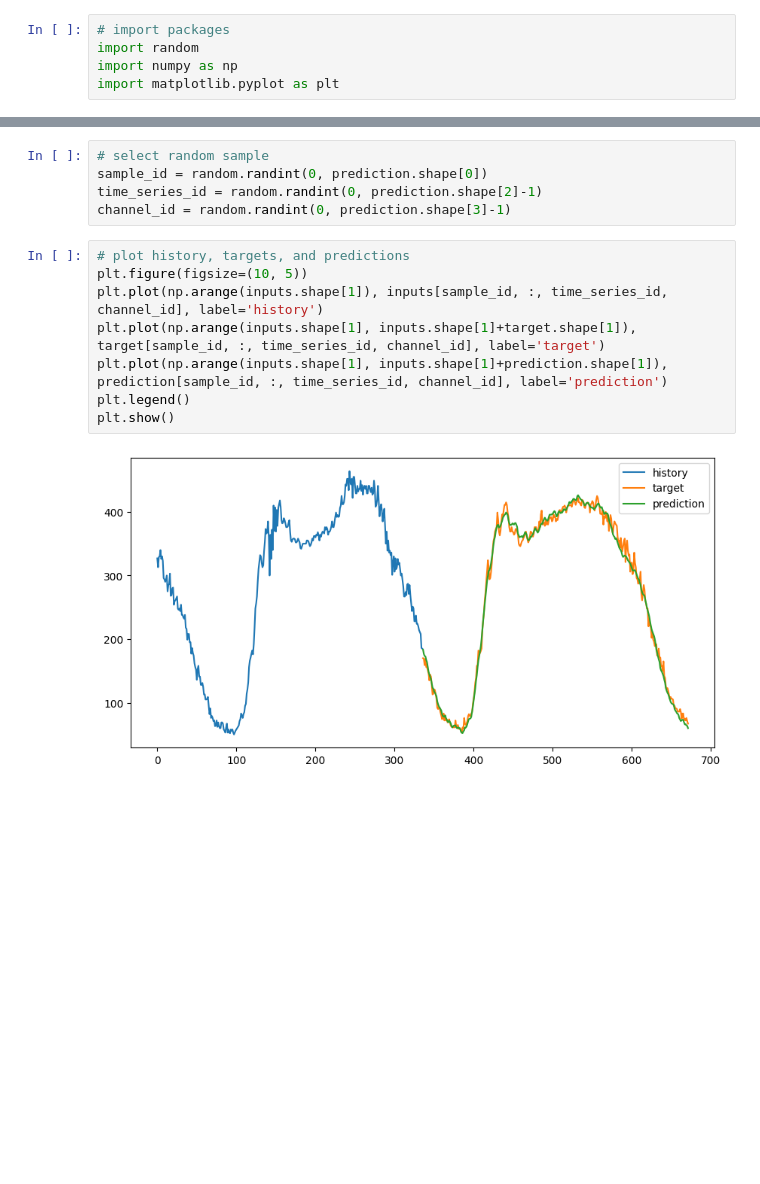
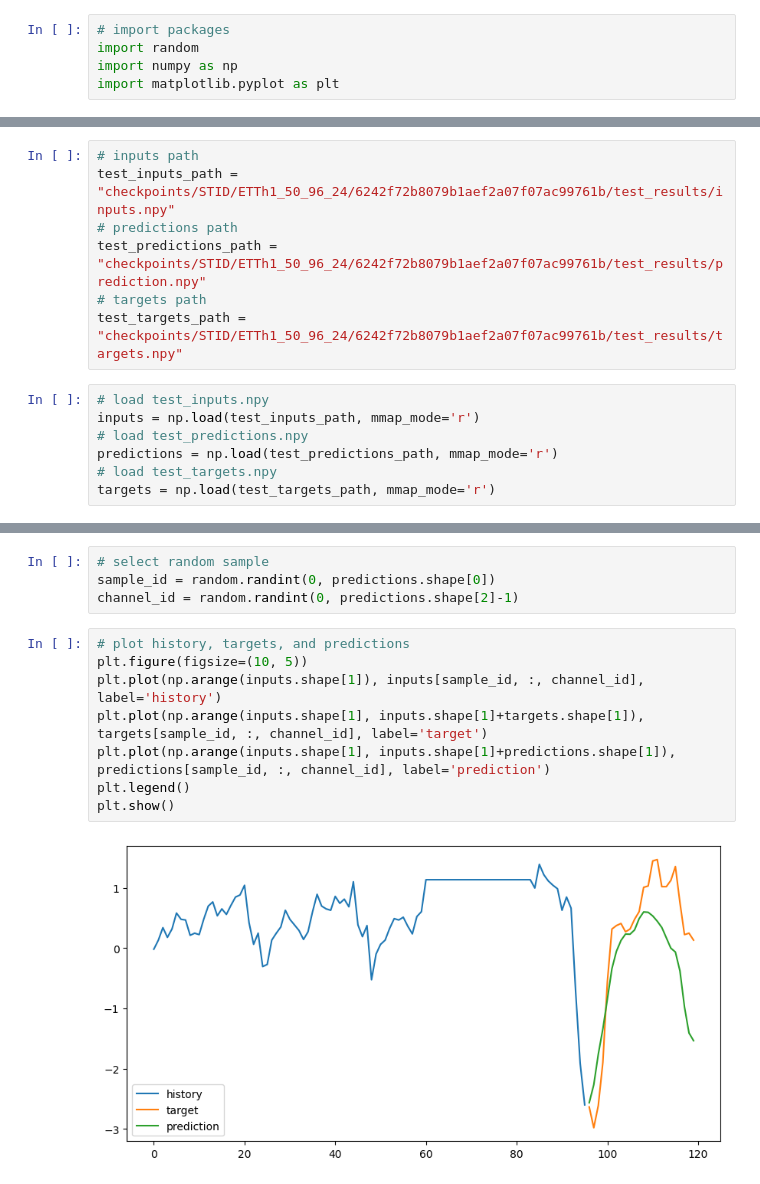
Before and after one commit to GestaltCogTeam/BasicTS, a Jupyter notebook: scripts/data_visualization/pred_visualization.ipynb, the cells around one changed output, grey strips where cells are left out. Saved outputs shown, nothing was run; the diff lists cells and outputs as text; blank space fills up the shorter version.

Commit message:
fix pred_visualization

```diff
--- a/scripts/data_visualization/pred_visualization.ipynb
+++ b/scripts/data_visualization/pred_visualization.ipynb
@@ -24,0 +14,14 @@ inputs = test_results['inputs'] # B, L, N, C
+# %%
+# inputs path
+test_inputs_path = "checkpoints/STID/ETTh1_50_96_24/6242f72b8079b1aef2a07f07ac99761b/test_results/inputs.npy"
+# predictions path
+test_predictions_path = "checkpoints/STID/ETTh1_50_96_24/6242f72b8079b1aef2a07f07ac99761b/test_results/prediction.npy"
+# targets path
+test_targets_path = "checkpoints/STID/ETTh1_50_96_24/6242f72b8079b1aef2a07f07ac99761b/test_results/targets.npy"
+# %%
+# load test_inputs.npy
+inputs = np.load(test_inputs_path, mmap_mode='r')
+# load test_predictions.npy
+predictions = np.load(test_predictions_path, mmap_mode='r')
+# load test_targets.npy
+targets = np.load(test_targets_path, mmap_mode='r')
@@ -25,15 +36,14 @@ inputs = test_results['inputs'] # B, L, N, C
 # %%
 # select random sample
-sample_id = random.randint(0, prediction.shape[0])
-time_series_id = random.randint(0, prediction.shape[2]-1)
-channel_id = random.randint(0, prediction.shape[3]-1)
+sample_id = random.randint(0, predictions.shape[0])
+channel_id = random.randint(0, predictions.shape[2]-1)
 # %%
 # plot history, targets, and predictions
 plt.figure(figsize=(10, 5))
-plt.plot(np.arange(inputs.shape[1]), inputs[sample_id, :, time_series_id, channel_id], label='history')
-plt.plot(np.arange(inputs.shape[1], inputs.shape[1]+target.shape[1]), target[sample_id, :, time_series_id, channel_id], label='target')
-plt.plot(np.arange(inputs.shape[1], inputs.shape[1]+prediction.shape[1]), prediction[sample_id, :, time_series_id, channel_id], label='prediction')
+plt.plot(np.arange(inputs.shape[1]), inputs[sample_id, :, channel_id], label='history')
+plt.plot(np.arange(inputs.shape[1], inputs.shape[1]+targets.shape[1]), targets[sample_id, :, channel_id], label='target')
+plt.plot(np.arange(inputs.shape[1], inputs.shape[1]+predictions.shape[1]), predictions[sample_id, :, channel_id], label='prediction')
 plt.legend()
 plt.show()
 # %% [output]
-[figure, old version]
+[figure, new version]
```
Also changed, not shown: parts of 5 cells of this notebook, 1 other file.
